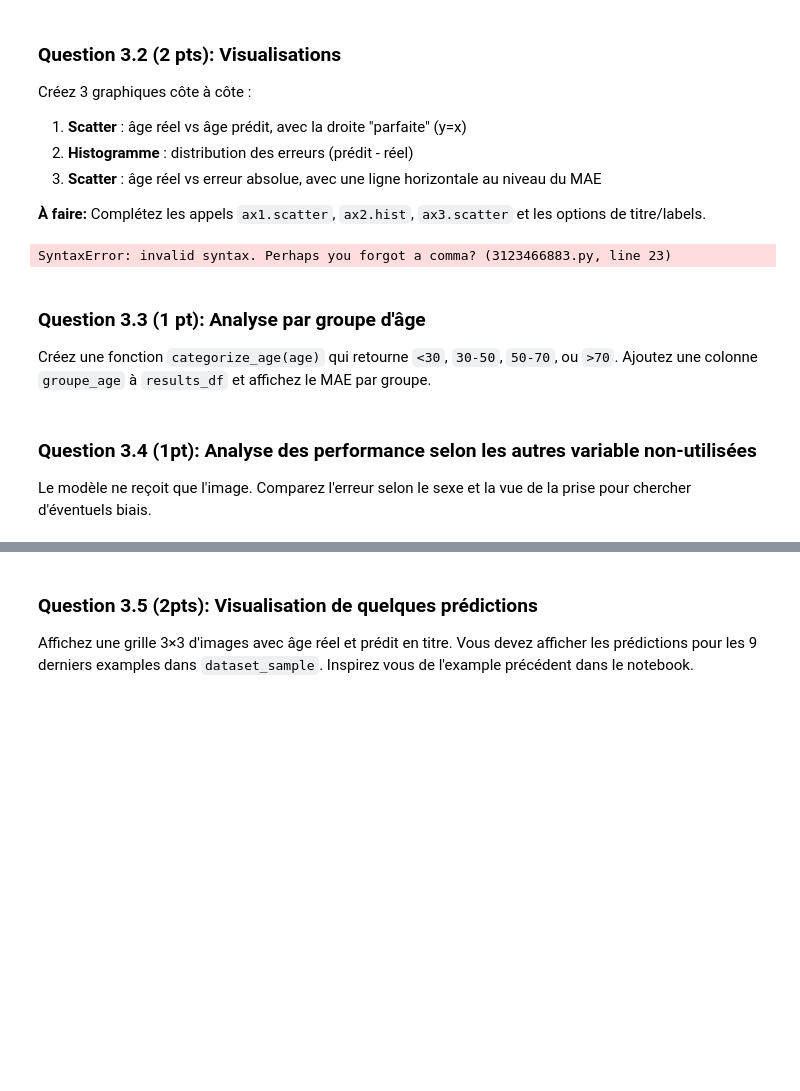
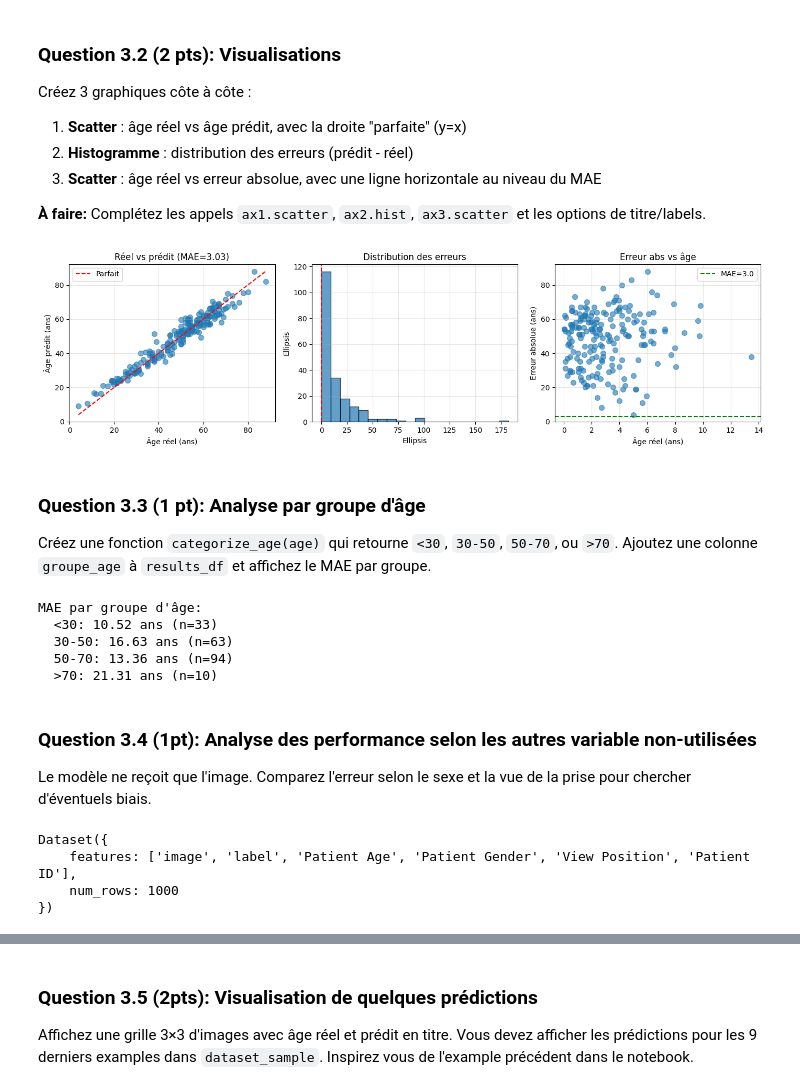
Before and after one commit to Julien2026/cours-ia-med, a Jupyter notebook: devoirs/Homework_Chest_XRay_Analysis.ipynb, the cells around one changed output, grey strips where cells are left out. Cells and saved outputs as stored; diff of their text form; code cells hidden in the pictures; blank space fills up the shorter version.

```diff
--- a/devoirs/Homework_Chest_XRay_Analysis.ipynb
+++ b/devoirs/Homework_Chest_XRay_Analysis.ipynb
@@ -235,6 +234,7 @@ Calculez MAE, RMSE (racine de MSE), MSE et R². Utilisez les fonctions `mean_abs
 # TODO: Calculez mae, mse, rmse, r2
 mae = mean_absolute_error(results_df['age_reel'], results_df['age_predit'])
 rmse = root_mean_squared_error(results_df['age_reel'], results_df['age_predit'])
+mse= (results_df['age_reel'] - results_df['age_predit'])**2
 r2 = r2_score(results_df['age_reel'], results_df['age_predit'])
 
 print("MÉTRIQUES")
@@ -266,36 +266,36 @@ fig, axes = plt.subplots(1, 3, figsize=(14, 4))
 ax1, ax2, ax3 = axes
 
 # TODO: Scatter âge réel vs prédit + droite y=x
 ax1.scatter(results_df['age_reel'], results_df['age_predit'],alpha=0.6, s=50)
 lo, hi = results_df['age_reel'].min(), results_df['age_reel'].max()
 ax1.plot([lo, hi], [lo, hi], 'r--', lw=1.5, label='Parfait')
 ax1.set_xlabel('Âge réel (ans)')
 ax1.set_ylabel('Âge prédit (ans)')
 ax1.set_title(f'Réel vs prédit (MAE={mae:.2f})')
 ax1.legend()
 ax1.grid(alpha=0.3)
 
 # TODO: Histogramme des erreurs
-ax2.hist(results_df['age_predit'],results_df['age_reel'],bins=20, edgecolor='black', alpha=0.7)
+ax2.hist(mse,bins=20, edgecolor='black', alpha=0.7)
 ax2.axvline(0, color='red', ls='--', lw=1.5)
 ax2.set_xlabel(...)
 ax2.set_ylabel(...)
 ax2.set_title('Distribution des erreurs')
 ax2.grid(alpha=0.3)
 
 # TODO: Erreur absolue vs âge réel + ligne MAE
-ax3.scatter(results_df['age_reel'], np.abs(results_df['age_predit'] - results_df['age_reel']) alpha=0.6, s=50)
+ax3.scatter(np.abs(results_df['age_predit'] - results_df['age_reel']),results_df['age_reel'],alpha=0.6, s=50)
 ax3.axhline(mae, color='green', ls='--', lw=1.5, label=f'MAE={mae:.1f}')
 ax3.set_xlabel('Âge réel (ans)')
 ax3.set_ylabel('Erreur absolue (ans)')
 ax3.set_title('Erreur abs vs âge')
 ax3.legend()
 ax3.grid(alpha=0.3)
 
 plt.tight_layout()
 plt.show()
 # %% [output]
-SyntaxError: invalid syntax. Perhaps you forgot a comma? (3123466883.py, line 23)
+[figure, added]
 # %% [markdown]
 ### Question 3.3 (1 pt): Analyse par groupe d'âge
 
@@ -303,7 +303,14 @@ Créez une fonction `categorize_age(age)` qui retourne `<30`, `30-50`, `50-70`,
 # %%
 def categorize_age(age):
     # TODO: Retourner '<30', '30-50', '50-70', ou '>70' en fonction de l'age
-    ...
+    if age < 30:
+        return '<30'
+    elif 30 <= age <= 50:
+        return '30-50'
+    elif 50 < age <= 70:
+        return '50-70'
+    else:
+        return '>70'
 
 results_df['groupe_age'] = results_df['age_reel'].apply(categorize_age)
 
@@ -312,9 +319,22 @@ for g in ['<30', '30-50', '50-70', '>70']:
     s = results_df[results_df['groupe_age'] == g]
     if len(s) > 0:
         print(f"  {g}: {s['erreur'].mean():.2f} ans (n={len(s)})")
+# %% [output]
+MAE par groupe d'âge:
+  <30: 10.52 ans (n=33)
+  30-50: 16.63 ans (n=63)
+  50-70: 13.36 ans (n=94)
+  >70: 21.31 ans (n=10)
 # %% [markdown]
 ### Question 3.4 (1pt): Analyse des performance selon les autres variable non-utilisées
 
 Le modèle ne reçoit que l'image. Comparez l'erreur selon le sexe  et la vue de la prise pour chercher d'éventuels biais.
+# %%
+print(dataset_sample)
+# %% [output]
+Dataset({
+    features: ['image', 'label', 'Patient Age', 'Patient Gender', 'View Position', 'Patient ID'],
+    num_rows: 1000
+})
 # %%
 df = results_df.copy()
```
Also changed, not shown: parts of 3 cells of this notebook.
